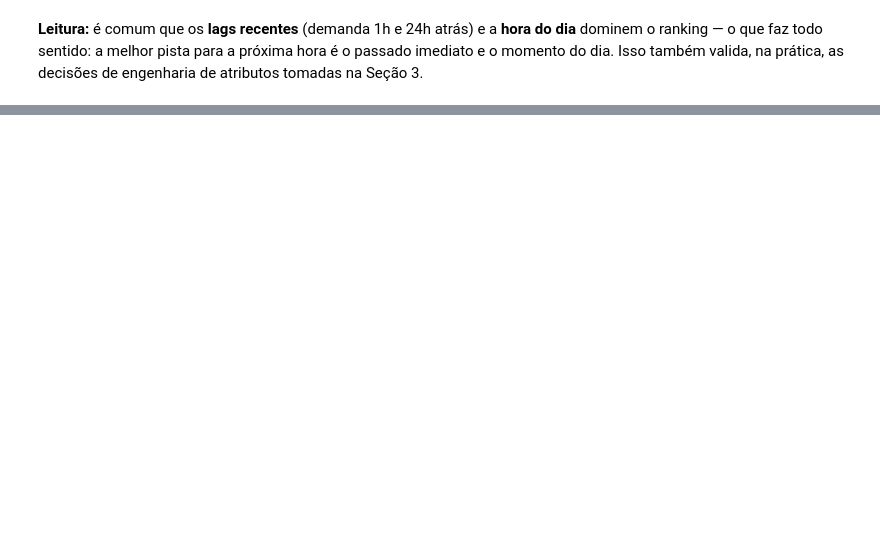
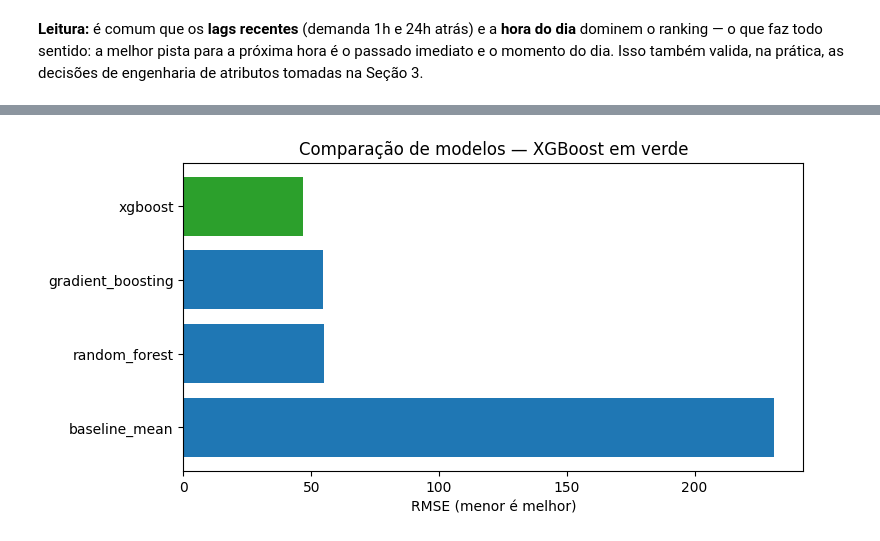
Before and after one commit to roberval1994/ml-demand-forecasting, a Jupyter notebook: notebooks/00_walkthrough.ipynb, the cells around one changed output, grey strips where cells are left out. Drawn from its saved outputs; the diff is of its cells as text; code cells hidden in the pictures; blank space fills up the shorter version.

Commit message:
feat: optional XGBoost model + notebook Section 8 (advanced boosting) with executed results

```diff
--- a/notebooks/00_walkthrough.ipynb
+++ b/notebooks/00_walkthrough.ipynb
@@ -406,0 +472,11 @@ atributos tomadas na Seção 3.
+# %%
+import time
+
+pipe_xgb = model.build_models(include_xgboost=True)['xgboost']
+t0 = time.time()
+xgb_model = model.tune_model('xgboost', pipe_xgb, split)
+print(f'Treino + tuning concluído em {time.time() - t0:.1f}s')
+
+xgb_pred = xgb_model.predict(split.X_test)
+xgb_metrics = evaluate.regression_metrics(split.y_test, xgb_pred)
+print('Métricas do XGBoost:', xgb_metrics)
@@ -406,0 +490,7 @@ atributos tomadas na Seção 3.
+# %%
+resultados_v2 = dict(resultados)       # cópia do ranking anterior
+resultados_v2['xgboost'] = xgb_metrics
+
+ranking_v2 = evaluate.leaderboard(resultados_v2)
+print('=== Ranking atualizado (menor RMSE = melhor) ===')
+ranking_v2
@@ -406,0 +504,12 @@ atributos tomadas na Seção 3.
+# %%
+# Comparação visual do RMSE entre todos os modelos
+fig, ax = plt.subplots(figsize=(8, 4))
+ordenado = ranking_v2.sort_values('RMSE', ascending=True)
+cores = ['tab:green' if n == 'xgboost' else 'tab:blue' for n in ordenado.index]
+ax.barh(ordenado.index, ordenado['RMSE'], color=cores)
+ax.set_xlabel('RMSE (menor é melhor)')
+ax.set_title('Comparação de modelos — XGBoost em verde')
+ax.invert_yaxis()
+plt.show()
+# %% [output]
+[figure, added]
```
Also changed, not shown: parts of 14 cells of this notebook, 4 other files.
